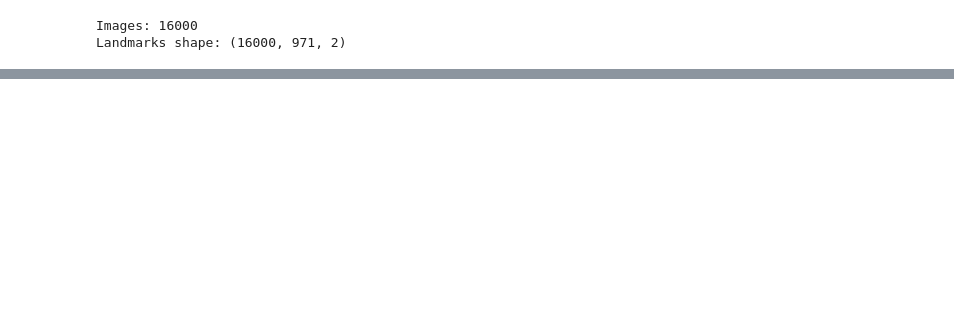
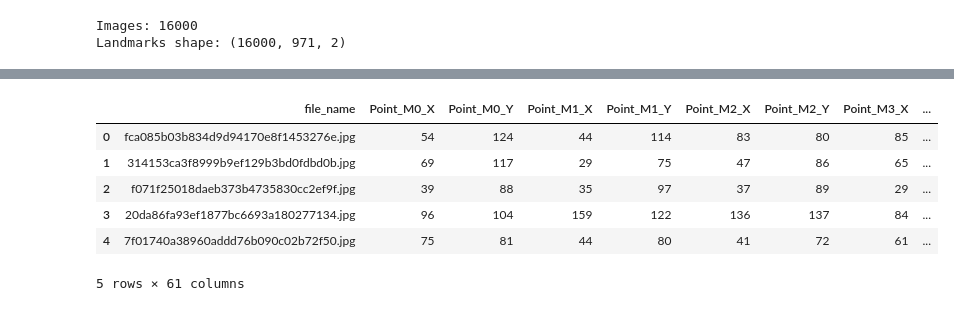
Before and after one commit to ermekaitygulov/made_cv, a Jupyter notebook: contest01/visualize-test-predictions.ipynb, the cells around one changed output, grey strips where cells are left out. Cells and saved outputs as stored; diff of their text form; code cells hidden in the pictures; blank space fills up the shorter version.

```diff
--- a/contest01/visualize-test-predictions.ipynb
+++ b/contest01/visualize-test-predictions.ipynb
@@ -49,0 +77,10 @@ plt.show()
+# %%
+ft1.head()
+# %% [output]
+|  | file_name | Point_M0_X | Point_M0_Y | Point_M1_X | Point_M1_Y | Point_M2_X | Point_M2_Y | Point_M3_X | ... |
+| 0 | fca085b03b834d9d94170e8f1453276e.jpg | 54 | 124 | 44 | 114 | 83 | 80 | 85 | ... |
+| 1 | 314153ca3f8999b9ef129b3bd0fdbd0b.jpg | 69 | 117 | 29 | 75 | 47 | 86 | 65 | ... |
+| 2 | f071f25018daeb373b4735830cc2ef9f.jpg | 39 | 88 | 35 | 97 | 37 | 89 | 29 | ... |
+| 3 | 20da86fa93ef1877bc6693a180277134.jpg | 96 | 104 | 159 | 122 | 136 | 137 | 84 | ... |
+| 4 | 7f01740a38960addd76b090c02b72f50.jpg | 75 | 81 | 44 | 80 | 41 | 72 | 61 | ... |
+5 rows × 61 columns
```
Also changed, not shown: parts of 10 cells of this notebook, 4 other files.
